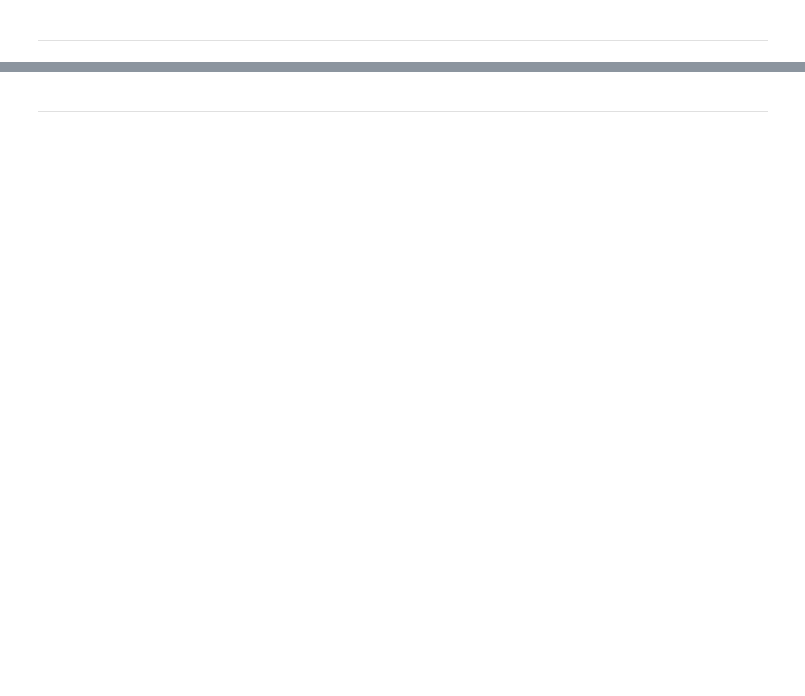
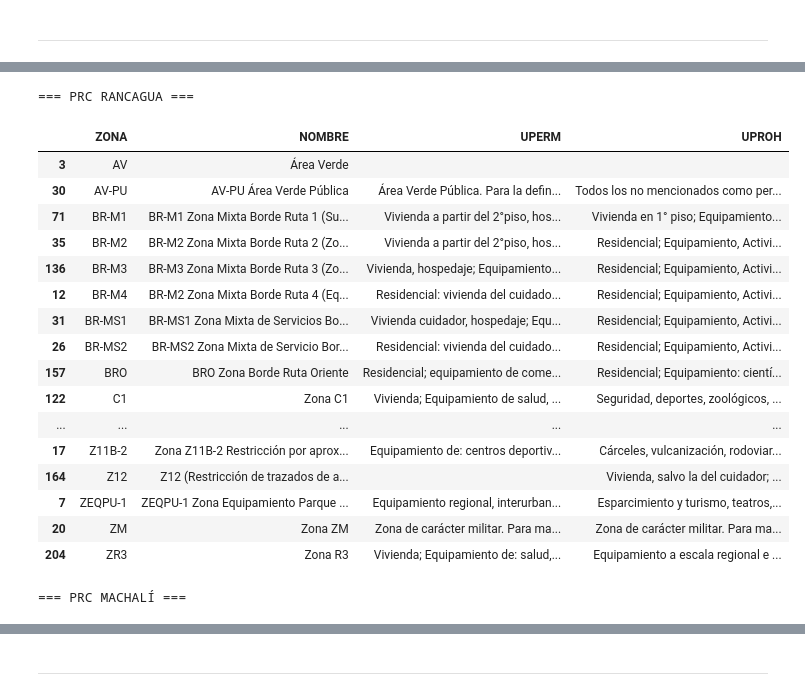
Before and after one commit to leocastrosalas/EMLU, a Jupyter notebook: lab_04/lab_04.ipynb, the cells around one changed output, grey strips where cells are left out. Saved outputs shown, nothing was run; the diff lists cells and outputs as text; code cells hidden in the pictures; blank space fills up the shorter version.

```diff
--- a/lab_04/lab_04.ipynb
+++ b/lab_04/lab_04.ipynb
@@ -78,0 +92,22 @@ Successfully installed xlogit-0.2.7
+# %%
+import geopandas as gpd
+
+# Límite urbano Rancagua-Machalí
+limite_urbano = gpd.read_file(
+    "../limite_urbano_rm.geojson"
+)
+
+# Plan Regulador Comunal de Rancagua
+prc_rancagua = gpd.read_file(
+    "../prc_rancagua.geojson"
+)
+
+# Plan Regulador Comunal de Machalí
+prc_machali = gpd.read_file(
+    "../prc_machali.geojson"
+)
+
+# Revisar dimensiones y sistemas de coordenadas
+print("Límite urbano:", limite_urbano.shape, limite_urbano.crs)
+print("PRC Rancagua:", prc_rancagua.shape, prc_rancagua.crs)
+print("PRC Machalí:", prc_machali.shape, prc_machali.crs)
@@ -78,0 +136,43 @@ Successfully installed xlogit-0.2.7
+# %%
+# Revisar las categorías de zonificación y usos permitidos
+
+columnas_prc = [
+    'ZONA',
+    'NOMBRE',
+    'UPERM',
+    'UPROH'
+]
+
+print("=== PRC RANCAGUA ===")
+display(
+    prc_rancagua[columnas_prc]
+    .drop_duplicates()
+    .sort_values('ZONA')
+)
+
+print("\n=== PRC MACHALÍ ===")
+display(
+    prc_machali[columnas_prc]
+    .drop_duplicates()
+    .sort_values('ZONA')
+)
+# %% [output]
+=== PRC RANCAGUA ===
+|  | ZONA | NOMBRE | UPERM | UPROH |
+| 3 | AV | Área Verde |  |  |
+| 30 | AV-PU | AV-PU Área Verde Pública | Área Verde Pública. Para la defin... | Todos los no mencionados como per... |
+| 71 | BR-M1 | BR-M1 Zona Mixta Borde Ruta 1 (Su... | Vivienda a partir del 2°piso, hos... | Vivienda en 1° piso; Equipamiento... |
+| 35 | BR-M2 | BR-M2 Zona Mixta Borde Ruta 2 (Zo... | Vivienda a partir del 2°piso, hos... | Residencial; Equipamiento, Activi... |
+| 136 | BR-M3 | BR-M3 Zona Mixta Borde Ruta 3 (Zo... | Vivienda, hospedaje; Equipamiento... | Residencial; Equipamiento, Activi... |
+| 12 | BR-M4 | BR-M2 Zona Mixta Borde Ruta 4 (Eq... | Residencial: vivienda del cuidado... | Residencial; Equipamiento, Activi... |
+| 31 | BR-MS1 | BR-MS1 Zona Mixta de Servicios Bo... | Vivienda cuidador, hospedaje; Equ... | Residencial; Equipamiento, Activi... |
+| 26 | BR-MS2 | BR-MS2 Zona Mixta de Servicio Bor... | Residencial: vivienda del cuidado... | Residencial; Equipamiento, Activi... |
+| 157 | BRO | BRO Zona Borde Ruta Oriente | Residencial; equipamiento de come... | Residencial; Equipamiento: cientí... |
+| 122 | C1 | Zona C1 | Vivienda; Equipamiento de salud, ... | Seguridad, deportes, zoológicos, ... |
+| ... | ... | ... | ... | ... |
+| 17 | Z11B-2 | Zona Z11B-2 Restricción por aprox... | Equipamiento de: centros deportiv... | Cárceles, vulcanización, rodoviar... |
+| 164 | Z12 | Z12 (Restricción de trazados de a... |  | Vivienda, salvo la del cuidador; ... |
+| 7 | ZEQPU-1 | ZEQPU-1 Zona Equipamiento Parque ... | Equipamiento regional, interurban... | Esparcimiento y turismo, teatros,... |
+| 20 | ZM | Zona ZM | Zona de carácter militar. Para ma... | Zona de carácter militar. Para ma... |
+| 204 | ZR3 | Zona R3 | Vivienda; Equipamiento de: salud,... | Equipamiento a escala regional e ... |
+=== PRC MACHALÍ ===
```
Also changed, not shown: parts of 58 cells of this notebook.
